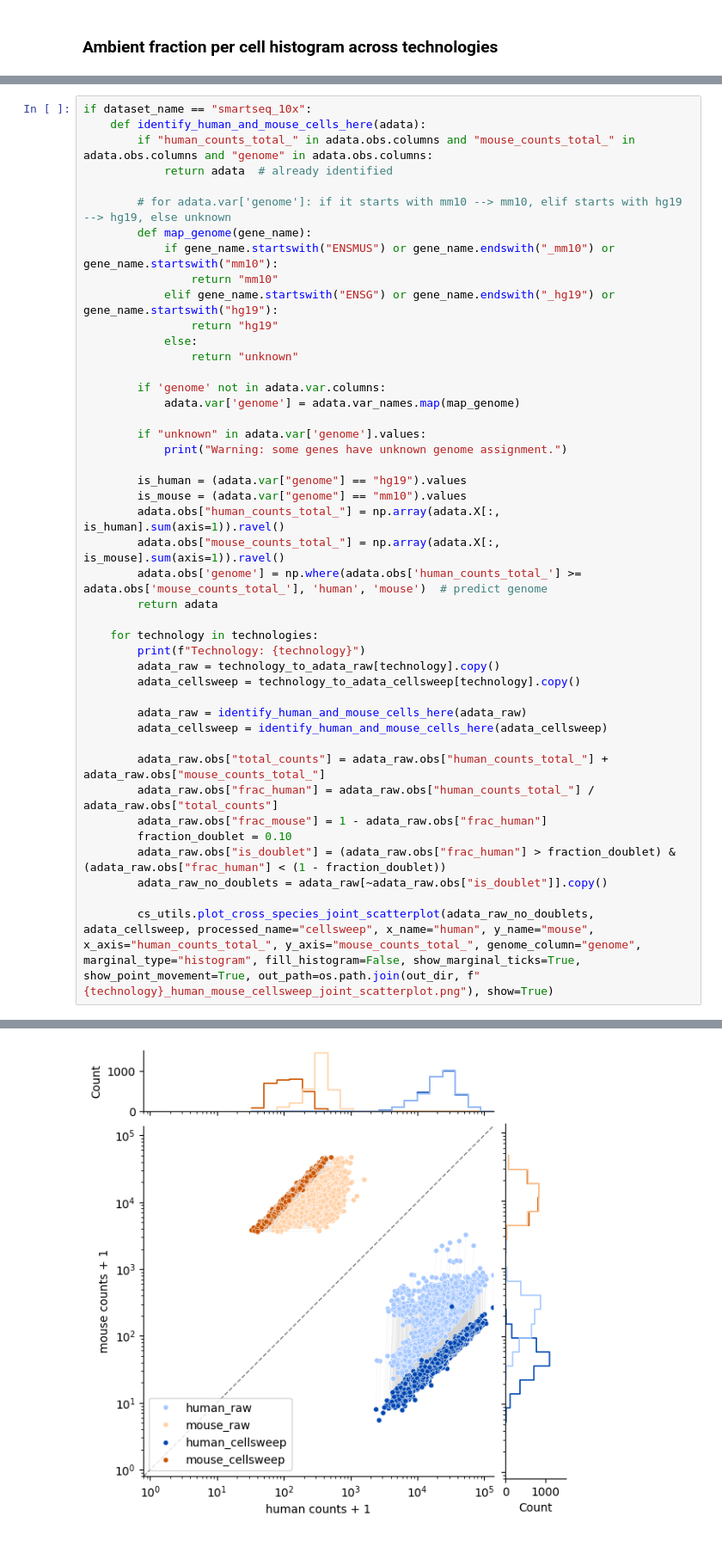
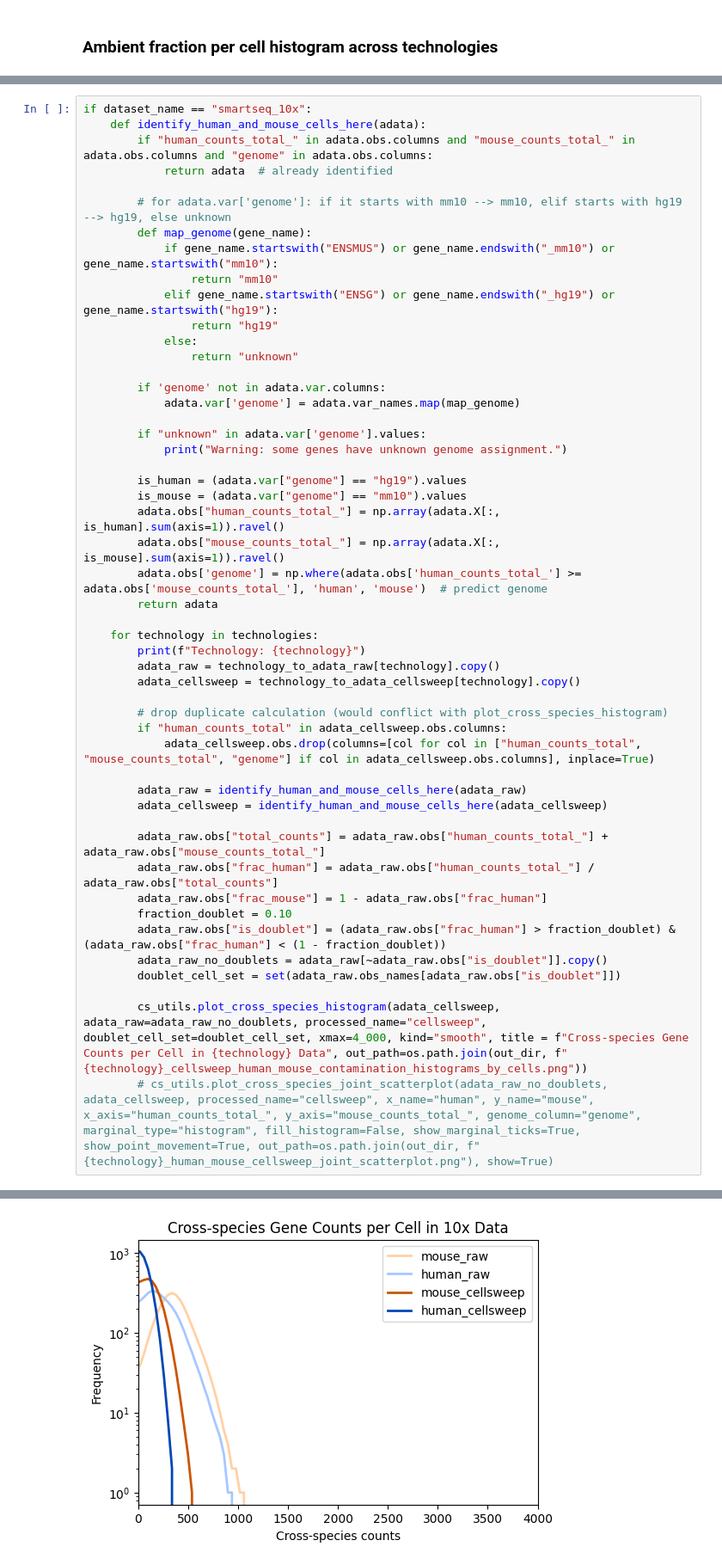
Before and after one commit to pachterlab/cellsweep, a Jupyter notebook: notebooks/technologies.ipynb, the cells around one changed output, grey strips where cells are left out. Shown at 86% size. Cells and saved outputs as stored; diff of their text form.

Commit message:
added histogram to tech

```diff
--- a/notebooks/technologies.ipynb
+++ b/notebooks/technologies.ipynb
@@ -375,6 +319,10 @@ if dataset_name == "smartseq_10x":
         adata_raw = technology_to_adata_raw[technology].copy()
         adata_cellsweep = technology_to_adata_cellsweep[technology].copy()
 
+        # drop duplicate calculation (would conflict with plot_cross_species_histogram)
+        if "human_counts_total" in adata_cellsweep.obs.columns:
+            adata_cellsweep.obs.drop(columns=[col for col in ["human_counts_total", "mouse_counts_total", "genome"] if col in adata_cellsweep.obs.columns], inplace=True)
+
         adata_raw = identify_human_and_mouse_cells_here(adata_raw)
         adata_cellsweep = identify_human_and_mouse_cells_here(adata_cellsweep)
 
@@ -384,7 +332,9 @@ if dataset_name == "smartseq_10x":
         fraction_doublet = 0.10
         adata_raw.obs["is_doublet"] = (adata_raw.obs["frac_human"] > fraction_doublet) & (adata_raw.obs["frac_human"] < (1 - fraction_doublet))
         adata_raw_no_doublets = adata_raw[~adata_raw.obs["is_doublet"]].copy()
+        doublet_cell_set = set(adata_raw.obs_names[adata_raw.obs["is_doublet"]])
 
-        cs_utils.plot_cross_species_joint_scatterplot(adata_raw_no_doublets, adata_cellsweep, processed_name="cellsweep", x_name="human", y_name="mouse", x_axis="human_counts_total_", y_axis="mouse_counts_total_", genome_column="genome", marginal_type="histogram", fill_histogram=False, show_marginal_ticks=True, show_point_movement=True, out_path=os.path.join(out_dir, f"{technology}_human_mouse_cellsweep_joint_scatterplot.png"), show=True)
+        cs_utils.plot_cross_species_histogram(adata_cellsweep, adata_raw=adata_raw_no_doublets, processed_name="cellsweep", doublet_cell_set=doublet_cell_set, xmax=4_000, kind="smooth", title = f"Cross-species Gene Counts per Cell in {technology} Data", out_path=os.path.join(out_dir, f"{technology}_cellsweep_human_mouse_contamination_histograms_by_cells.png"))
+        # cs_utils.plot_cross_species_joint_scatterplot(adata_raw_no_doublets, adata_cellsweep, processed_name="cellsweep", x_name="human", y_name="mouse", x_axis="human_counts_total_", y_axis="mouse_counts_total_", genome_column="genome", marginal_type="histogram", fill_histogram=False, show_marginal_ticks=True, show_point_movement=True, out_path=os.path.join(out_dir, f"{technology}_human_mouse_cellsweep_joint_scatterplot.png"), show=True)
 # %% [output]
 Technology: 10x
@@ -406 +343 @@ mouse_raw          1342.598389    1145.000000  991421.625000  1.010132e+06
-[figure, old version]
+[figure, new version]
```
Also changed, not shown: parts of 6 cells of this notebook, 1 other file.
